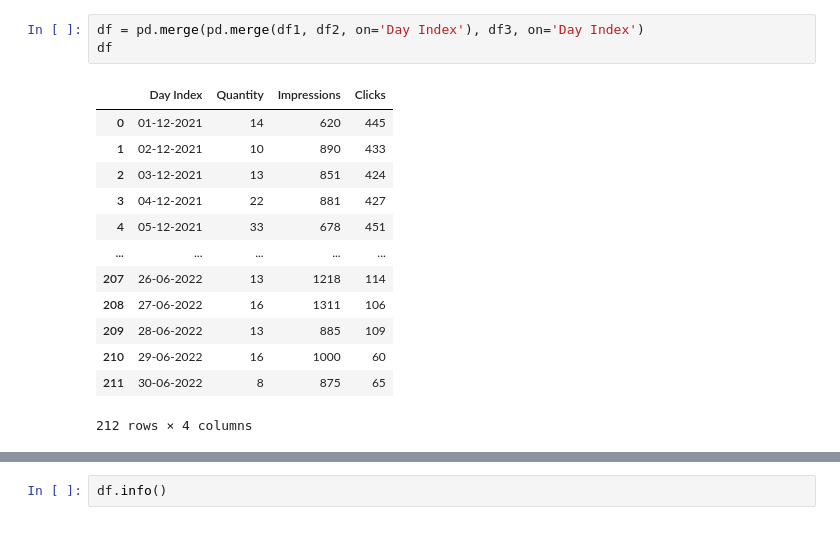
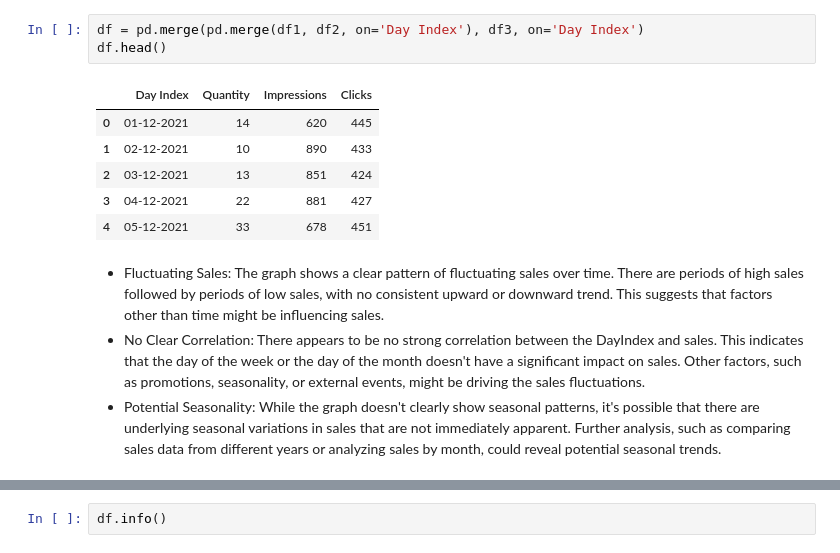
Before and after one commit to Shriya2524/Demand-forcasting, a Jupyter notebook: DEMAND_FORCASTING.ipynb, the cells around one changed output, grey strips where cells are left out. Cells and saved outputs as stored; diff of their text form.

```diff
--- a/DEMAND_FORCASTING.ipynb
+++ b/DEMAND_FORCASTING.ipynb
@@ -56,17 +37,14 @@ df3
 # %%
 df = pd.merge(pd.merge(df1, df2, on='Day Index'), df3, on='Day Index')
-df
+df.head()
 # %% [output]
 |  | Day Index | Quantity | Impressions | Clicks |
 | 0 | 01-12-2021 | 14 | 620 | 445 |
 | 1 | 02-12-2021 | 10 | 890 | 433 |
 | 2 | 03-12-2021 | 13 | 851 | 424 |
 | 3 | 04-12-2021 | 22 | 881 | 427 |
 | 4 | 05-12-2021 | 33 | 678 | 451 |
-| ... | ... | ... | ... | ... |
-| 207 | 26-06-2022 | 13 | 1218 | 114 |
-| 208 | 27-06-2022 | 16 | 1311 | 106 |
-| 209 | 28-06-2022 | 13 | 885 | 109 |
-| 210 | 29-06-2022 | 16 | 1000 | 60 |
-| 211 | 30-06-2022 | 8 | 875 | 65 |
-212 rows × 4 columns
+# %% [markdown]
+ * Fluctuating Sales: The graph shows a clear pattern of fluctuating sales over time. There are periods of high sales followed by periods of low sales, with no consistent upward or downward trend. This suggests that factors other than time might be influencing sales.
+ * No Clear Correlation: There appears to be no strong correlation between the DayIndex and sales. This indicates that the day of the week or the day of the month doesn't have a significant impact on sales. Other factors, such as promotions, seasonality, or external events, might be driving the sales fluctuations.
+ * Potential Seasonality: While the graph doesn't clearly show seasonal patterns, it's possible that there are underlying seasonal variations in sales that are not immediately apparent. Further analysis, such as comparing sales data from different years or analyzing sales by month, could reveal potential seasonal trends.
```
Also changed, not shown: parts of 32 cells of this notebook.
